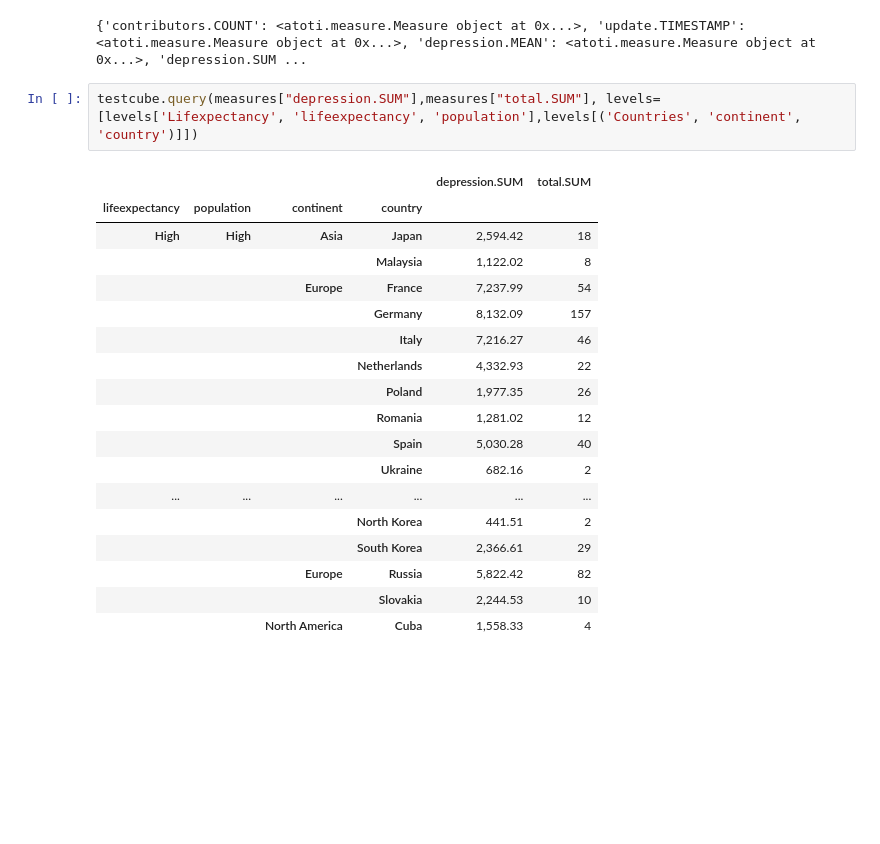
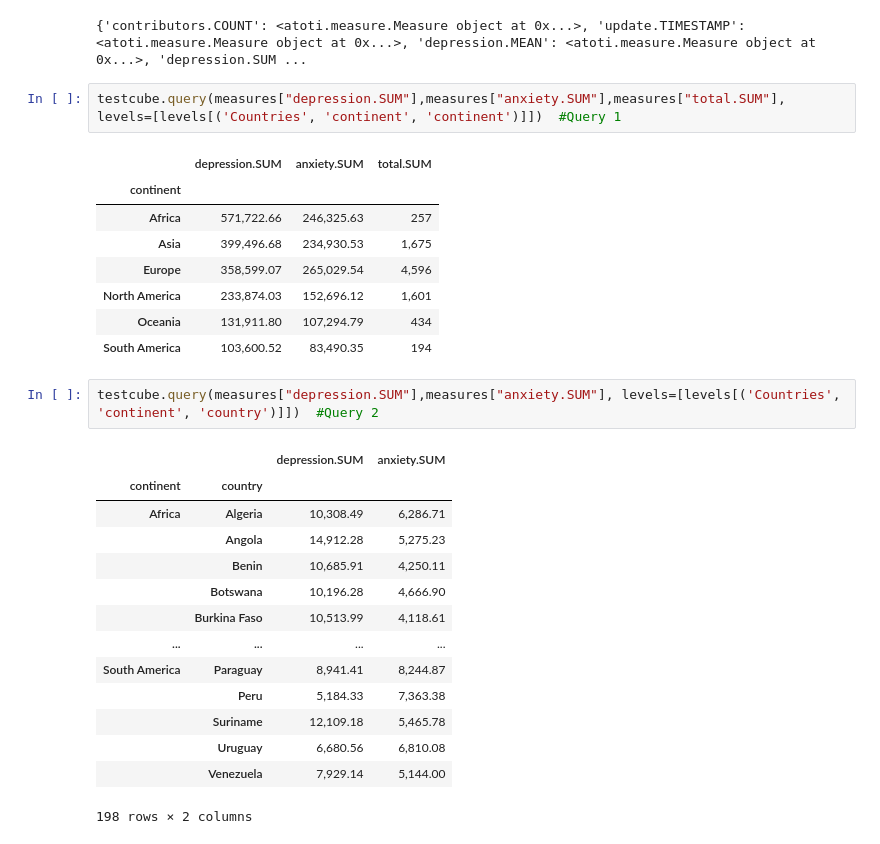
Before and after one commit to nadunvindy/Data-Warehousing-Project-1, a Jupyter notebook: Project1 Cube Creation.ipynb, the cells around one changed output. Cells and saved outputs as stored; diff of their text form; blank space fills up the shorter version.

```diff
--- a/Project1 Cube Creation.ipynb
+++ b/Project1 Cube Creation.ipynb
@@ -132,23 +142,30 @@ measures
 # %% [output]
 {'contributors.COUNT': <atoti.measure.Measure object at 0x...>, 'update.TIMESTAMP': <atoti.measure.Measure object at 0x...>, 'depression.MEAN': <atoti.measure.Measure object at 0x...>, 'depression.SUM ...
 # %%
-testcube.query(measures["depression.SUM"],measures["total.SUM"], levels=[levels['Lifexpectancy', 'lifeexpectancy', 'population'],levels[('Countries', 'continent', 'country')]])
+testcube.query(measures["depression.SUM"],measures["anxiety.SUM"],measures["total.SUM"], levels=[levels[('Countries', 'continent', 'continent')]])  #Query 1
 # %% [output]
-|  |  |  |  | depression.SUM | total.SUM |
-| lifeexpectancy | population | continent | country |  |  |
-| High | High | Asia | Japan | 2,594.42 | 18 |
-|  |  |  | Malaysia | 1,122.02 | 8 |
-|  |  | Europe | France | 7,237.99 | 54 |
-|  |  |  | Germany | 8,132.09 | 157 |
-|  |  |  | Italy | 7,216.27 | 46 |
-|  |  |  | Netherlands | 4,332.93 | 22 |
-|  |  |  | Poland | 1,977.35 | 26 |
-|  |  |  | Romania | 1,281.02 | 12 |
-|  |  |  | Spain | 5,030.28 | 40 |
-|  |  |  | Ukraine | 682.16 | 2 |
-| ... | ... | ... | ... | ... | ... |
-|  |  |  | North Korea | 441.51 | 2 |
-|  |  |  | South Korea | 2,366.61 | 29 |
-|  |  | Europe | Russia | 5,822.42 | 82 |
-|  |  |  | Slovakia | 2,244.53 | 10 |
-|  |  | North America | Cuba | 1,558.33 | 4 |
+|  | depression.SUM | anxiety.SUM | total.SUM |
+| continent |  |  |  |
+| Africa | 571,722.66 | 246,325.63 | 257 |
+| Asia | 399,496.68 | 234,930.53 | 1,675 |
+| Europe | 358,599.07 | 265,029.54 | 4,596 |
+| North America | 233,874.03 | 152,696.12 | 1,601 |
+| Oceania | 131,911.80 | 107,294.79 | 434 |
+| South America | 103,600.52 | 83,490.35 | 194 |
+# %%
+testcube.query(measures["depression.SUM"],measures["anxiety.SUM"], levels=[levels[('Countries', 'continent', 'country')]])  #Query 2
+# %% [output]
+|  |  | depression.SUM | anxiety.SUM |
+| continent | country |  |  |
+| Africa | Algeria | 10,308.49 | 6,286.71 |
+|  | Angola | 14,912.28 | 5,275.23 |
+|  | Benin | 10,685.91 | 4,250.11 |
+|  | Botswana | 10,196.28 | 4,666.90 |
+|  | Burkina Faso | 10,513.99 | 4,118.61 |
+| ... | ... | ... | ... |
+| South America | Paraguay | 8,941.41 | 8,244.87 |
+|  | Peru | 5,184.33 | 7,363.38 |
+|  | Suriname | 12,109.18 | 5,465.78 |
+|  | Uruguay | 6,680.56 | 6,810.08 |
+|  | Venezuela | 7,929.14 | 5,144.00 |
+198 rows × 2 columns
```
Also changed, not shown: parts of 5 cells of this notebook, 13 other files.
